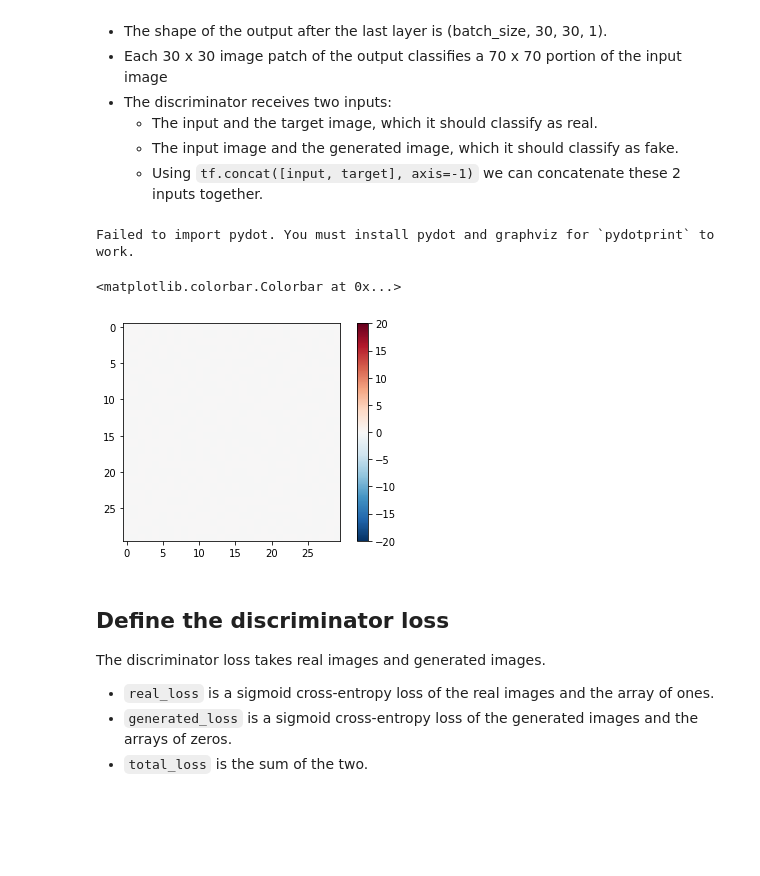
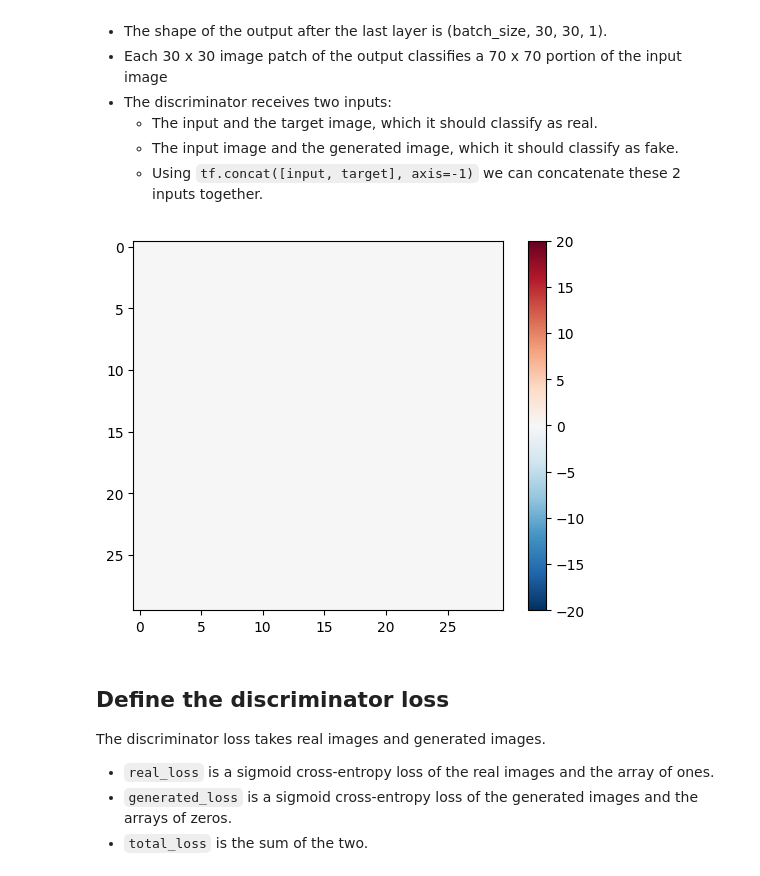
Before and after one commit to fdb/pix2pix-from-scratch, a Jupyter notebook: pix2pix.ipynb, the cells around one changed output. Drawn from its saved outputs; the diff is of its cells as text; code cells hidden in the pictures; blank space fills up the shorter version.

```diff
--- a/pix2pix.ipynb
+++ b/pix2pix.ipynb
@@ -28,3 +26,5 @@ dataset_dir = "/home/fdb/Source/pix2pix-tensorflow/2022-hallways/_input_border_6
+# %%
+dataset_dir = "_input/hallways"
 # %%
 sample_image = tf.io.read_file(os.path.join(dataset_dir, 'hallway-0001.jpg'))
 sample_image = tf.io.decode_jpeg(sample_image)
@@ -243,16 +243,14 @@ def Discriminator():
     return tf.keras.Model(inputs=[input_image, target_image], outputs=last)
 # %%
 discriminator = Discriminator()
-tf.keras.utils.plot_model(discriminator, show_shapes=True, dpi=64)
+# tf.keras.utils.plot_model(discriminator, show_shapes=True, dpi=64)
-# %% [output]
-Failed to import pydot. You must install pydot and graphviz for `pydotprint` to work.
 # %%
-disc_output = discriminator([tf.expand_dims(sample_source_image, 0), gen_output], training=False)
+disc_output = discriminator([tf.expand_dims(sample_input_image, 0), gen_output], training=False)
 plt.imshow(disc_output[0, ..., -1], vmin=-20, vmax=20, cmap='RdBu_r')
 plt.colorbar()
+plt.show()
 # %% [output]
-<matplotlib.colorbar.Colorbar at 0x...>
-[figure, old version]
+[figure, new version]
 # %% [markdown]
 ## Define the discriminator loss
 The discriminator loss takes real images and generated images.
```
Also changed, not shown: parts of 11 cells of this notebook, 3 other files.
